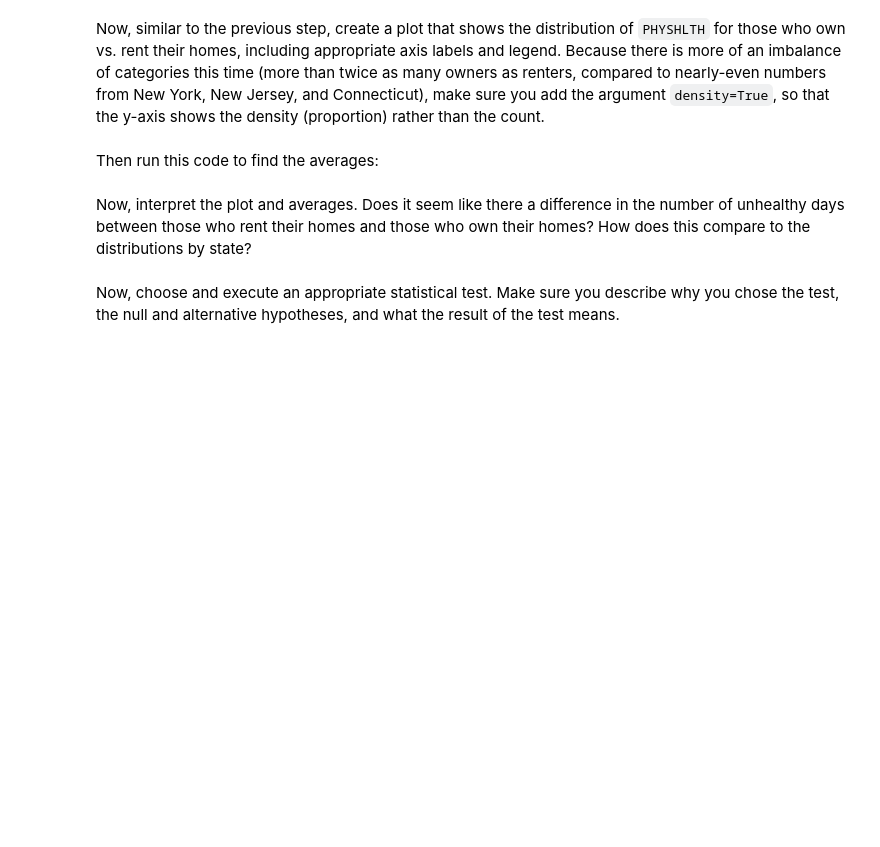
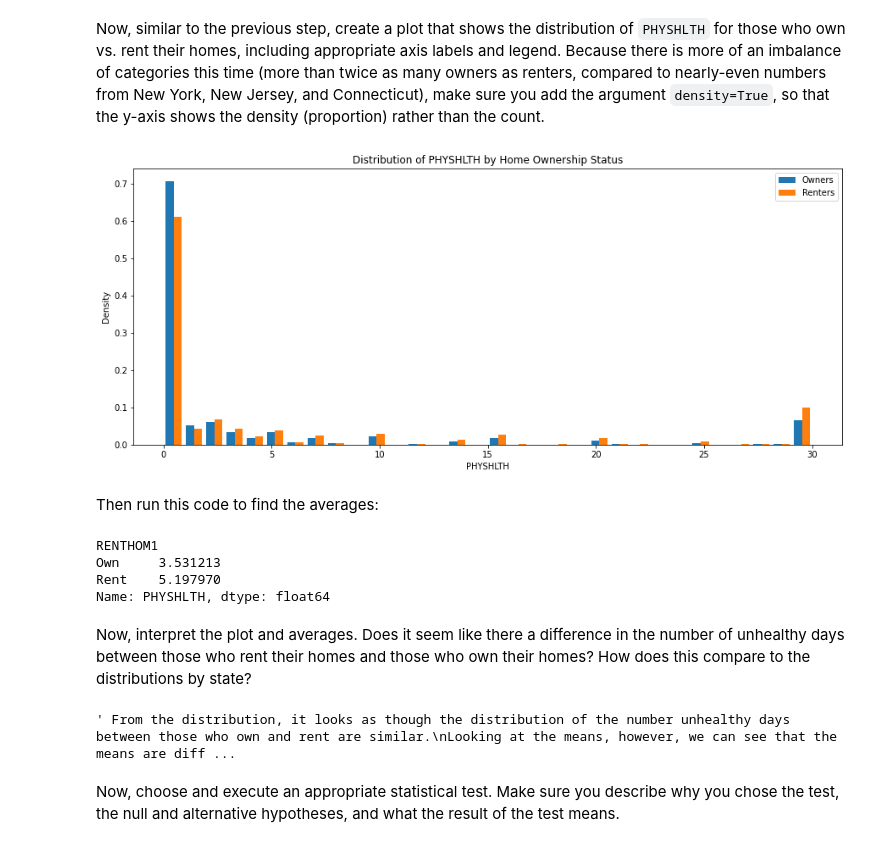
Before and after one commit to williamm243/dsc-hypothesis-testing-lab, a Jupyter notebook: index.ipynb, the cells around one changed output. Cells and saved outputs as stored; diff of their text form; code cells hidden in the pictures; blank space fills up the shorter version.

```diff
--- a/index.ipynb
+++ b/index.ipynb
@@ -140,3 +154,9 @@ Look in the data dictionary, page 17, to understand what is happening with these
+# %%
+# Replace the records with a 'PHYSHLTH' value of 88 with 0
+df['PHYSHLTH'].replace(88, 0, inplace=True)
+
+# Drop records a 'PHYSHLTH' value of 77, 99, or BLANK
+df.drop(df[df['PHYSHLTH'].isin([77, 99, None])].index, inplace=True)
 # %% [markdown]
 Run the code below to ensure you have the correct, cleaned dataframe:
 # %%
@@ -175,3 +210,11 @@ Look in the data dictionary, pages 2-3, to determine which states map onto which
+# %%
+# Your code here
+states_dict = {36: "New York",
+               34: "New Jersey",
+               9: "Connecticut"
+               }
+
+df["_STATE"].replace(states_dict, inplace=True)
 # %% [markdown]
 Below, we check the values:
 # %%
@@ -270,3 +335,11 @@ In the cell below, modify `df` so that we have dropped all records where the `RE
+# %%
+# Your code here
+# Drop records with a 'RENTHOM1' value of 3, 7, 9, or BLANK
+df.drop(df[df['RENTHOM1'].isin([3, 7, 9, None])].index, inplace=True)
+
+# Replace the records with a 'RENTHOM1' value of 1 with 0 with Own and Rent respectively
+renthom1_dict = {1: "Own", 2: "Rent"}
+df['RENTHOM1'].replace(renthom1_dict, inplace=True)
 # %%
 # Run this cell without changes
 df["RENTHOM1"].value_counts()
@@ -287,7 +362,34 @@ Now, similar to the previous step, create a plot that shows the distribution of
+# %%
+# Your code here
+owners = df.loc[df["RENTHOM1"] == "Own", "PHYSHLTH"]
+
+renters = df.loc[df["RENTHOM1"] == "Rent", "PHYSHLTH"]
+
+plt.figure(figsize=(15, 6))
+
+plt.hist(
+    x=[owners, renters],
+    label=["Owners", "Renters"],
+    bins=32,
+    align="mid",
+    density=True
+    )
+
+plt.xlabel("PHYSHLTH")
+plt.ylabel("Density")
+plt.title("Distribution of PHYSHLTH by Home Ownership Status")
+plt.legend();
+# %% [output]
+[figure, added]
 # %% [markdown]
 Then run this code to find the averages:
 # %%
 # Run this cell without changes
 df.groupby("RENTHOM1")["PHYSHLTH"].mean()
+# %% [output]
+RENTHOM1
+Own     3.531213
+Rent    5.197970
+Name: PHYSHLTH, dtype: float64
 # %% [markdown]
 Now, interpret the plot and averages. Does it seem like there a difference in the number of unhealthy days between those who rent their homes and those who own their homes? How does this compare to the distributions by state?
@@ -299,2 +396,10 @@ None
+# %%
+# Replace None with appropriate text
+""" From the distribution, it looks as though the distribution of the number unhealthy days between those who own and rent are similar.
+Looking at the means, however, we can see that the means are different.
+Compared to the distribution per states, this is a much more clear difference in both the plot and the averages.
+"""
+# %% [output]
+' From the distribution, it looks as though the distribution of the number unhealthy days between those who own and rent are similar.\nLooking at the means, however, we can see that the means are diff ...
 # %% [markdown]
 Now, choose and execute an appropriate statistical test. Make sure you describe why you chose the test, the null and alternative hypotheses, and what the result of the test means.
```
Also changed, not shown: parts of 33 cells of this notebook.
